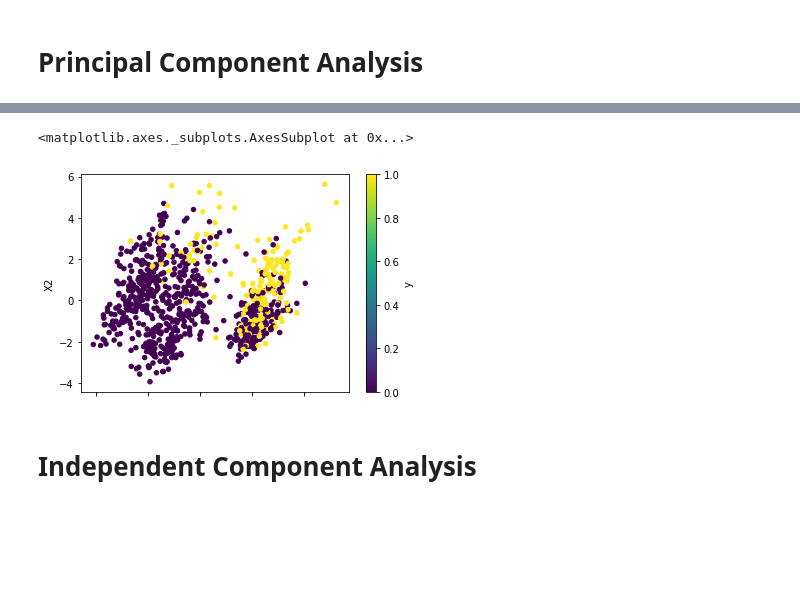
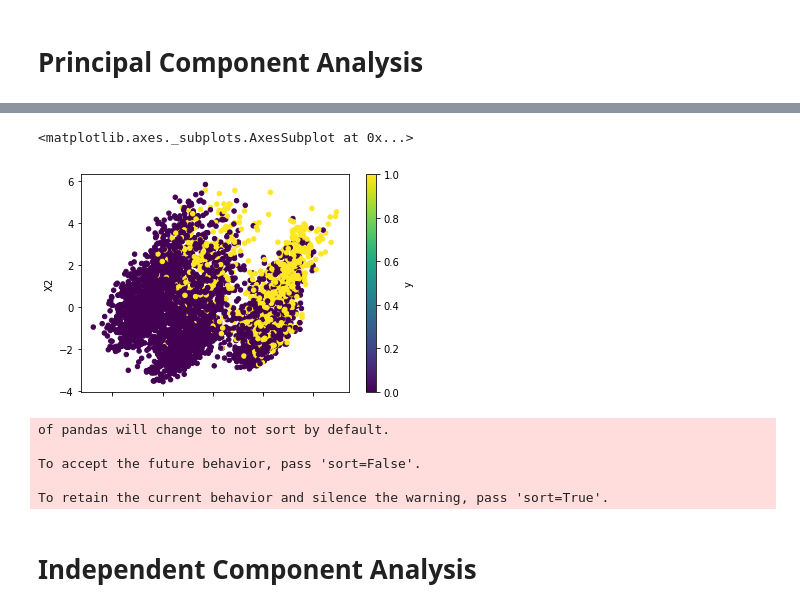
Before and after one commit to JonMcEntee/gatech, a Jupyter notebook: assignment_3/unsupervised_learning.ipynb, the cells around one changed output, grey strips where cells are left out. Drawn from its saved outputs; the diff is of its cells as text; code cells hidden in the pictures; blank space fills up the shorter version.

Commit message:
first batch of info

```diff
--- a/assignment_3/unsupervised_learning.ipynb
+++ b/assignment_3/unsupervised_learning.ipynb
@@ -37,7 +37,7 @@ train = pd.read_csv('adult_train.csv')
 test = pd.read_csv('adult_test.csv')
 test["income"] = test.income.apply(lambda x: x[:-1])
 adult_data = pd.concat([train, test])
-adult_data = adult_data.sample(n=1000)
+adult_data = adult_data.sample(n=6000)
 # %%
 categorical_columns = ["workclass", "education", "marital_status", "occupation",
                        "relationship", "race", "sex", "native_country", "income"]
@@ -296,7 +235,7 @@ pca_var
 # %%
 pca = PCA(random_state=2, n_components=2).fit_transform(X_train)
-pca = pd.DataFrame(pca, columns=["X1","X2"]).assign(y = np.array(y_train))
-pca.plot.scatter(x='X1', y='X2', c='y', colormap='viridis')
+pca_df = pd.DataFrame(pca, columns=["X1","X2"]).assign(y = np.array(y_train), algorithm="pca")
+pca_df.plot.scatter(x='X1', y='X2', c='y', colormap='viridis')
 # %% [output]
 <matplotlib.axes._subplots.AxesSubplot at 0x...>
-[figure, old version]
+[figure, new version]
@@ -303,3 +289,56 @@ pca.plot.scatter(x='X1', y='X2', c='y', colormap='viridis')
+# %%
+em_error = pd.DataFrame(columns=["k", "n", "time", "lower_bound",
+                                 "without_labels_mean", "without_labels_sd",
+                                 "with_labels_mean", "with_labels_sd",
+                                 "homogeneity", "completeness",
+                                 "v_measure", "adj_rand",
+                                  "adj_mutual_info", "BIC", "silhouette"])
+
+em = GaussianMixture()
+clf = MLPClassifier(hidden_layer_sizes=(5), max_iter=2000)
+
+k_range = [2, 5, 10, 15, 20, 25, 30, 40, 50, 100]
+n_range = [2, 3, 4, 5, 10, 20, 30]
+
+for i, n in enumerate(n_range):
+    X_pca = PCA(random_state=i, n_components=n).fit_transform(X_train)
+    for j, k in enumerate(k_range):
+        t0 = timeit.default_timer()
+        em = em.set_params(n_components=k).fit(X_pca)
+        labels = em.predict(X_pca)
+        wo_labels_cv = cross_val_score(clf, X_pca, y_train)
+        w_labels_cv = cross_val_score(clf,
+                                      pd.DataFrame(X_pca).assign(labels=labels),
+                                      y_train)
+
+        scores = {"k": k,
+                  "n": n,
+                  "without_labels_mean": np.mean(wo_labels_cv),
+                  "without_labels_sd": np.std(wo_labels_cv),
+                  "with_labels_mean" : np.mean(w_labels_cv),
+                  "with_labels_sd" : np.std(w_labels_cv),
+                  "time" : timeit.default_timer() - t0,
+                  "lower_bound": em.lower_bound_,
+                  "homogeneity": metrics.homogeneity_score(y_train, labels),
+                  "completeness" : metrics.completeness_score(y_train, labels),
+                  "v_measure" : metrics.v_measure_score(y_train, labels),
+                  "adj_rand" : metrics.adjusted_rand_score(y_train, labels),
+                  "adj_mutual_info" : metrics.adjusted_mutual_info_score(y_train, labels),
+                  "BIC" : em.bic(X_pca),
+                  "silhouette": metrics.silhouette_score(X_pca, labels,
+                                                        metric='euclidean',
+                                                        sample_size=300)
+                 }
+        em_error = em_error.append(scores, ignore_index=True)
+
+all_dr_errors = pd.concat([em_error.assign(algorithm = "pca", clusterer = "em"),
+                           all_dr_errors])
+# %% [output]
+of pandas will change to not sort by default.
+
+To accept the future behavior, pass 'sort=False'.
+
+To retain the current behavior and silence the warning, pass 'sort=True'.
 # %% [markdown]
 # Independent Component Analysis
 # %%
```
Also changed, not shown: parts of 27 cells of this notebook, 9 other files.
